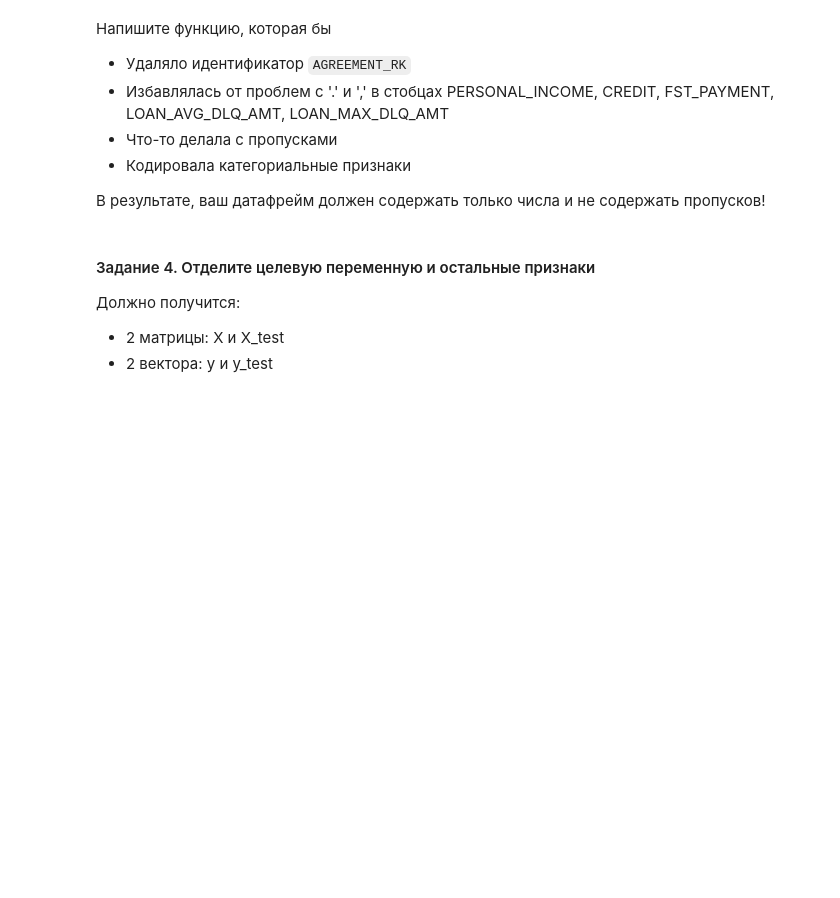
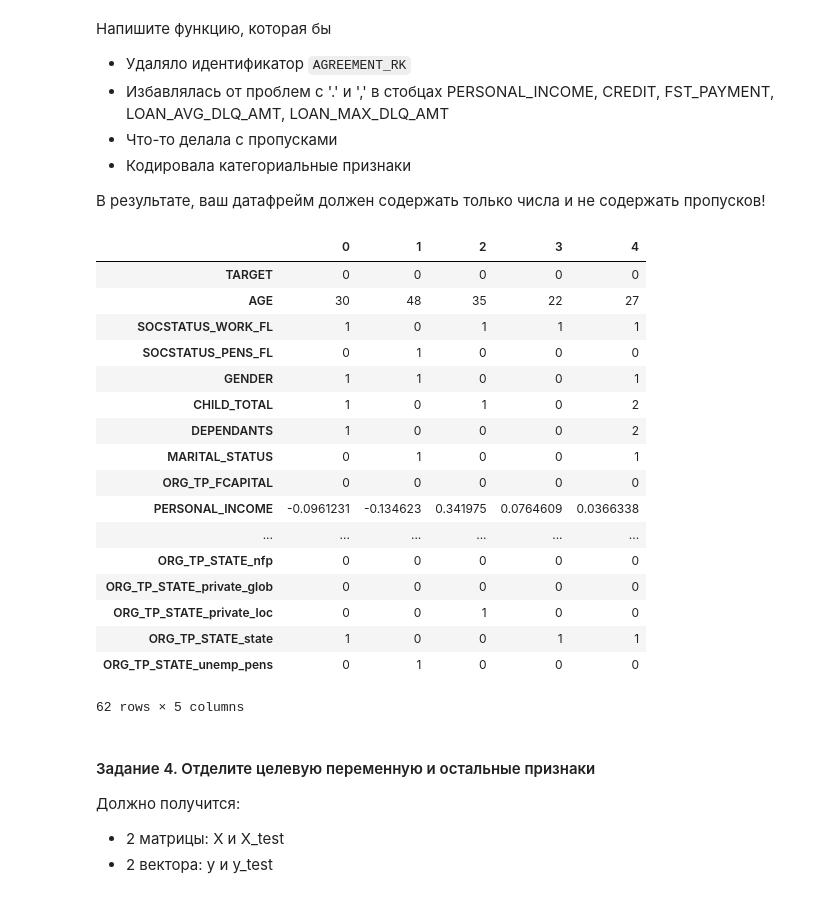
Before and after one commit to andrew-kh/sfml, a Jupyter notebook: Lesson 2 HW/hw2-task-v2.ipynb, the cells around one changed output. Cells and saved outputs as stored; diff of their text form; code cells hidden in the pictures; blank space fills up the shorter version.

```diff
--- a/Lesson 2 HW/hw2-task-v2.ipynb
+++ b/Lesson 2 HW/hw2-task-v2.ipynb
@@ -509,6 +522,27 @@ df_preproc = df.pipe(preproc_data)
 
 df_train_preproc = df_preproc.query('sample == "train"').drop(['sample'], axis=1)
 df_test_preproc = df_preproc.query('sample == "test"').drop(['sample'], axis=1)
+# %%
+df_preproc.head().T
+# %% [output]
+|  | 0 | 1 | 2 | 3 | 4 |
+| TARGET | 0 | 0 | 0 | 0 | 0 |
+| AGE | 30 | 48 | 35 | 22 | 27 |
+| SOCSTATUS_WORK_FL | 1 | 0 | 1 | 1 | 1 |
+| SOCSTATUS_PENS_FL | 0 | 1 | 0 | 0 | 0 |
+| GENDER | 1 | 1 | 0 | 0 | 1 |
+| CHILD_TOTAL | 1 | 0 | 1 | 0 | 2 |
+| DEPENDANTS | 1 | 0 | 0 | 0 | 2 |
+| MARITAL_STATUS | 0 | 1 | 0 | 0 | 1 |
+| ORG_TP_FCAPITAL | 0 | 0 | 0 | 0 | 0 |
+| PERSONAL_INCOME | -0.0961231 | -0.134623 | 0.341975 | 0.0764609 | 0.0366338 |
+| ... | ... | ... | ... | ... | ... |
+| ORG_TP_STATE_nfp | 0 | 0 | 0 | 0 | 0 |
+| ORG_TP_STATE_private_glob | 0 | 0 | 0 | 0 | 0 |
+| ORG_TP_STATE_private_loc | 0 | 0 | 1 | 0 | 0 |
+| ORG_TP_STATE_state | 1 | 0 | 0 | 1 | 1 |
+| ORG_TP_STATE_unemp_pens | 0 | 1 | 0 | 0 | 0 |
+62 rows × 5 columns
 # %% [markdown]
 #### Задание 4. Отделите целевую переменную и остальные признаки
 
```
Also changed, not shown: parts of 10 cells of this notebook.
